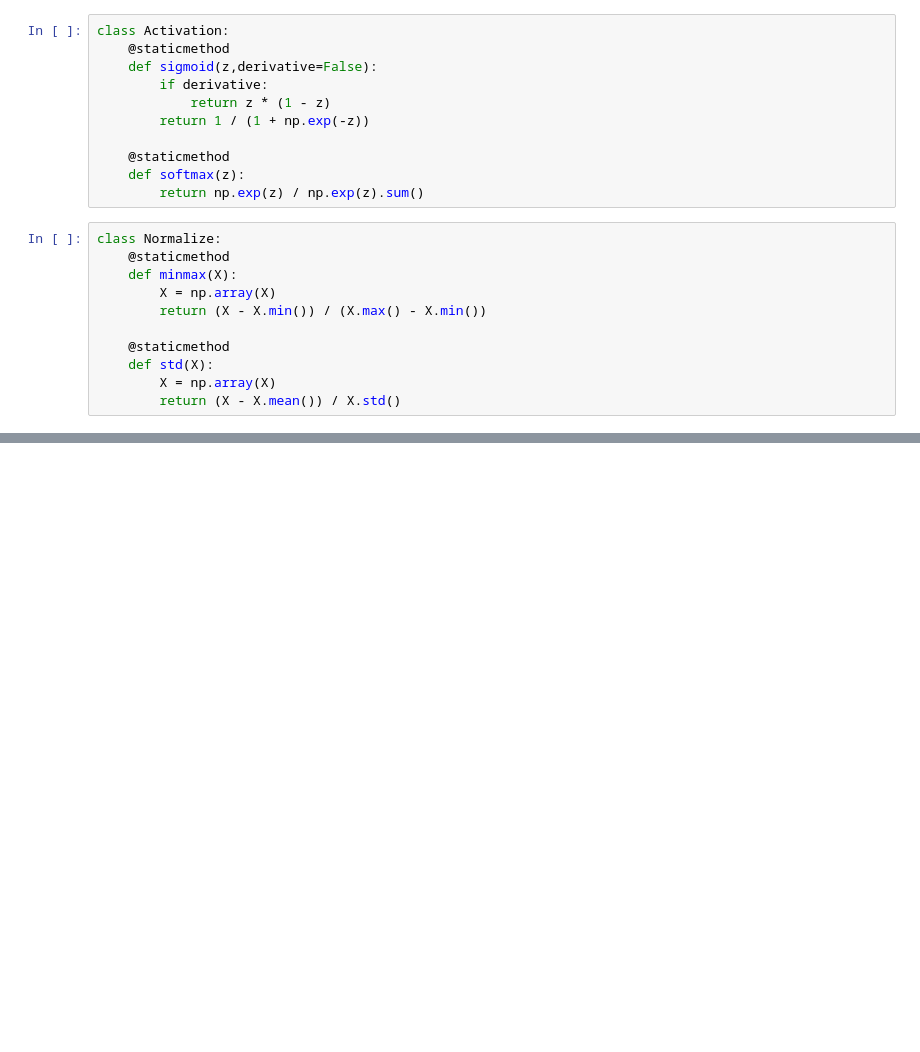
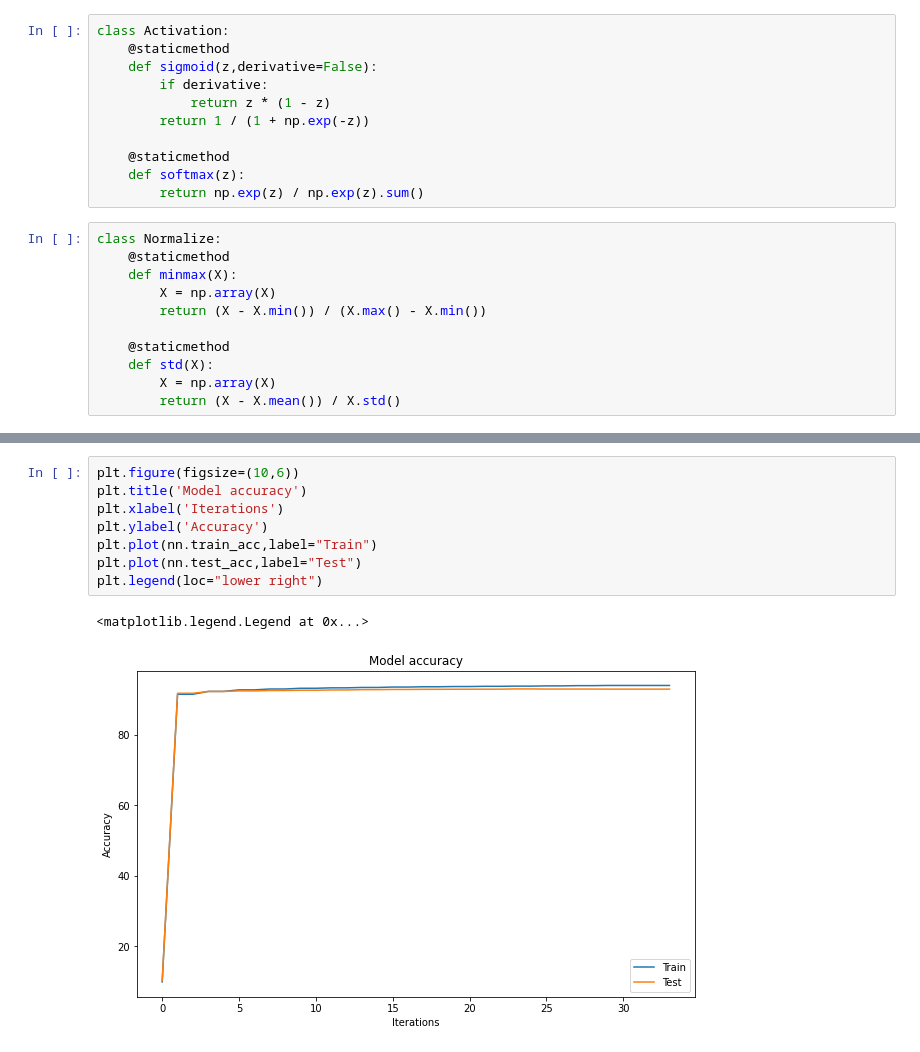
Before and after one commit to dandycheng/ml-neural-network-mnist-ocr, a Jupyter notebook: Neural_Network_MNIST_OCR.ipynb, the cells around one changed output, grey strips where cells are left out. Cells and saved outputs as stored; diff of their text form; blank space fills up the shorter version.

```diff
--- a/Neural_Network_MNIST_OCR.ipynb
+++ b/Neural_Network_MNIST_OCR.ipynb
@@ -311,0 +313,11 @@ Gradient: 0.3220187849682525
+# %%
+plt.figure(figsize=(10,6))
+plt.title('Model accuracy')
+plt.xlabel('Iterations')
+plt.ylabel('Accuracy')
+plt.plot(nn.train_acc,label="Train")
+plt.plot(nn.test_acc,label="Test")
+plt.legend(loc="lower right")
+# %% [output]
+<matplotlib.legend.Legend at 0x...>
+[figure, added]
```
Also changed, not shown: parts of 8 cells of this notebook.
